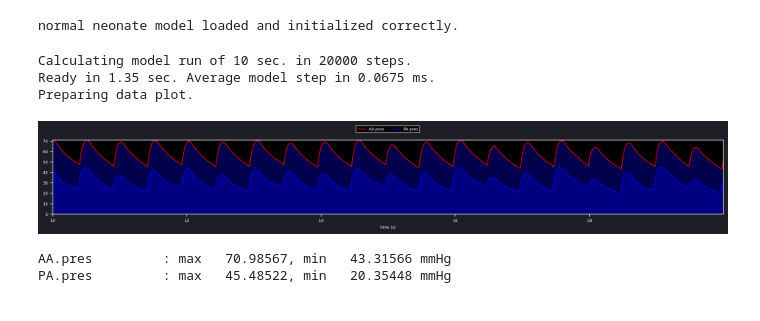
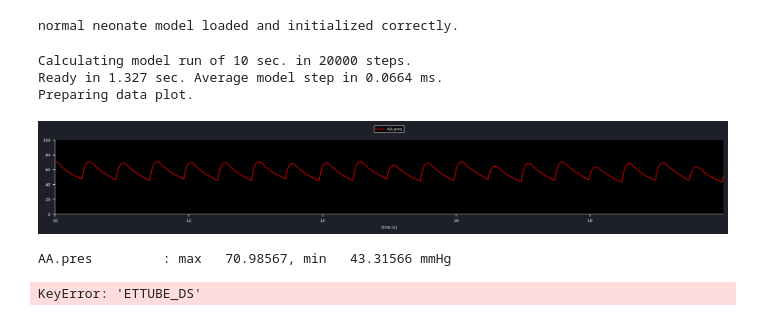
Before and after one commit to Dobutamine/explain-python, a Jupyter notebook: test.ipynb, the cells around one changed output. Cells and saved outputs as stored; diff of their text form; code cells hidden in the pictures.

Commit message:
improved graphs

```diff
--- a/test.ipynb
+++ b/test.ipynb
@@ -9,9 +11,12 @@ normal neonate model loaded and initialized correctly.
 # %%
-io.plot_time_graph(["AA.pres", "PA.pres"], combined=True)
+io.plot_time_graph(["AA.pres"], fill=False, autoscale=False)
 # %% [output]
 Calculating model run of 10 sec. in 20000 steps.
-Ready in 1.35 sec. Average model step in 0.0675 ms.
+Ready in 1.327 sec. Average model step in 0.0664 ms.
 Preparing data plot.
-[figure, old version]
+[figure, new version]
 AA.pres         : max   70.98567, min   43.31566 mmHg
-PA.pres         : max   45.48522, min   20.35448 mmHg
+# %%
+io.plot_xy_graph("Ventilator.vent_pres", "Ventilator.vent_vol")
+# %% [output]
+KeyError: 'ETTUBE_DS'
```
Also changed, not shown: parts of 1 cell of this notebook, 1 other file.
